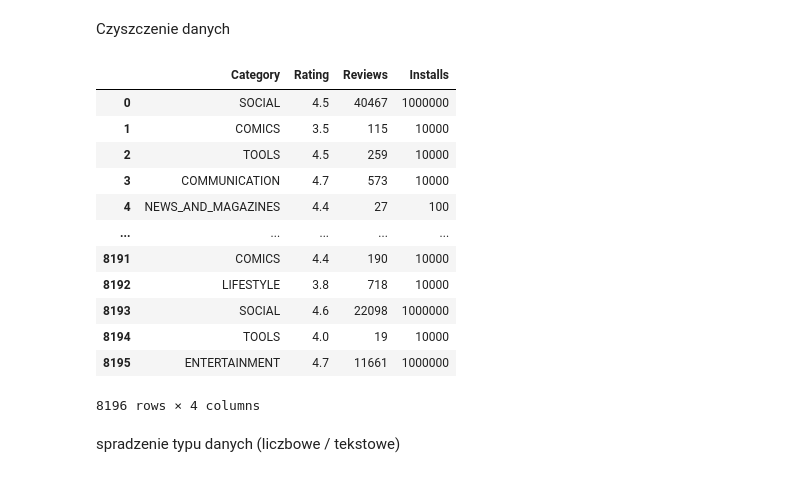
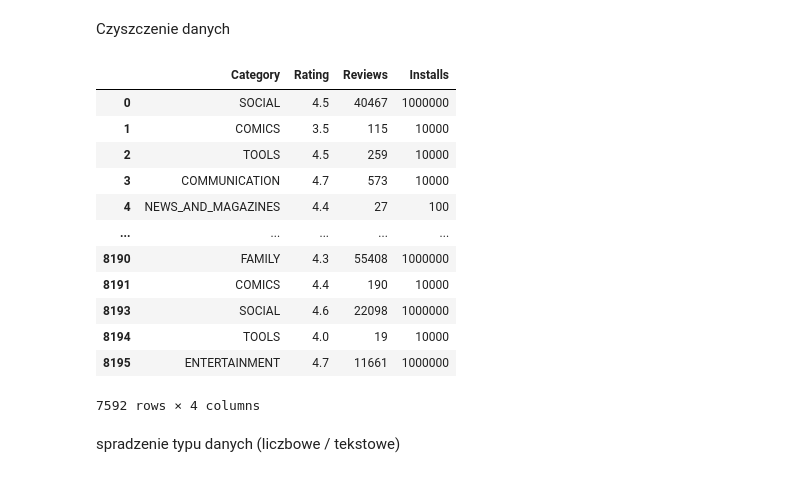
Before and after one commit to infoshareacademy/jdszr6-grupa-bez-nazwy, a Jupyter notebook: Python_project/App_store_analiza_danych.ipynb, the cells around one changed output. Saved outputs shown, nothing was run; the diff lists cells and outputs as text; code cells hidden in the pictures.

```diff
--- a/Python_project/App_store_analiza_danych.ipynb
+++ b/Python_project/App_store_analiza_danych.ipynb
@@ -24,23 +24,24 @@ Czyszczenie danych
 # %%
 data = df[['App', 'Category', 'Rating', 'Reviews', 'Size', 'Installs', 'Type', 'Content Rating']].groupby(['App']).max().dropna().reset_index()
 data["Installs"] = pd.to_numeric(data["Installs"].str.replace(",","").str.replace("+",""))
 data["Reviews"] = pd.to_numeric(data["Reviews"])
+data = data[data["Type"] == "Free"]
 mydata = data[["Category", "Rating", "Reviews", "Installs"]]
 mydata
 # %% [output]
 |  | Category | Rating | Reviews | Installs |
 | 0 | SOCIAL | 4.5 | 40467 | 1000000 |
 | 1 | COMICS | 3.5 | 115 | 10000 |
 | 2 | TOOLS | 4.5 | 259 | 10000 |
 | 3 | COMMUNICATION | 4.7 | 573 | 10000 |
 | 4 | NEWS_AND_MAGAZINES | 4.4 | 27 | 100 |
 | ... | ... | ... | ... | ... |
+| 8190 | FAMILY | 4.3 | 55408 | 1000000 |
 | 8191 | COMICS | 4.4 | 190 | 10000 |
-| 8192 | LIFESTYLE | 3.8 | 718 | 10000 |
 | 8193 | SOCIAL | 4.6 | 22098 | 1000000 |
 | 8194 | TOOLS | 4.0 | 19 | 10000 |
 | 8195 | ENTERTAINMENT | 4.7 | 11661 | 1000000 |
-8196 rows × 4 columns
+7592 rows × 4 columns
 # %% [markdown]
 spradzenie typu danych (liczbowe / tekstowe)
 # %%
```
Also changed, not shown: parts of 7 cells of this notebook.
